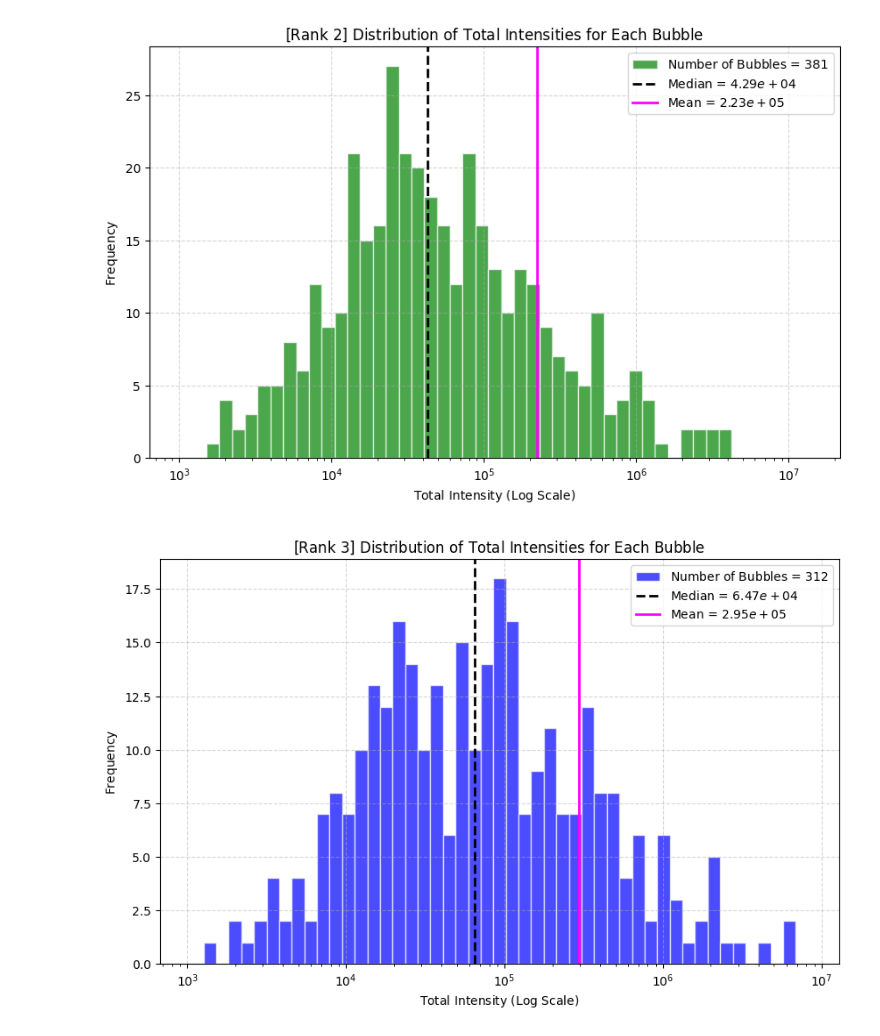
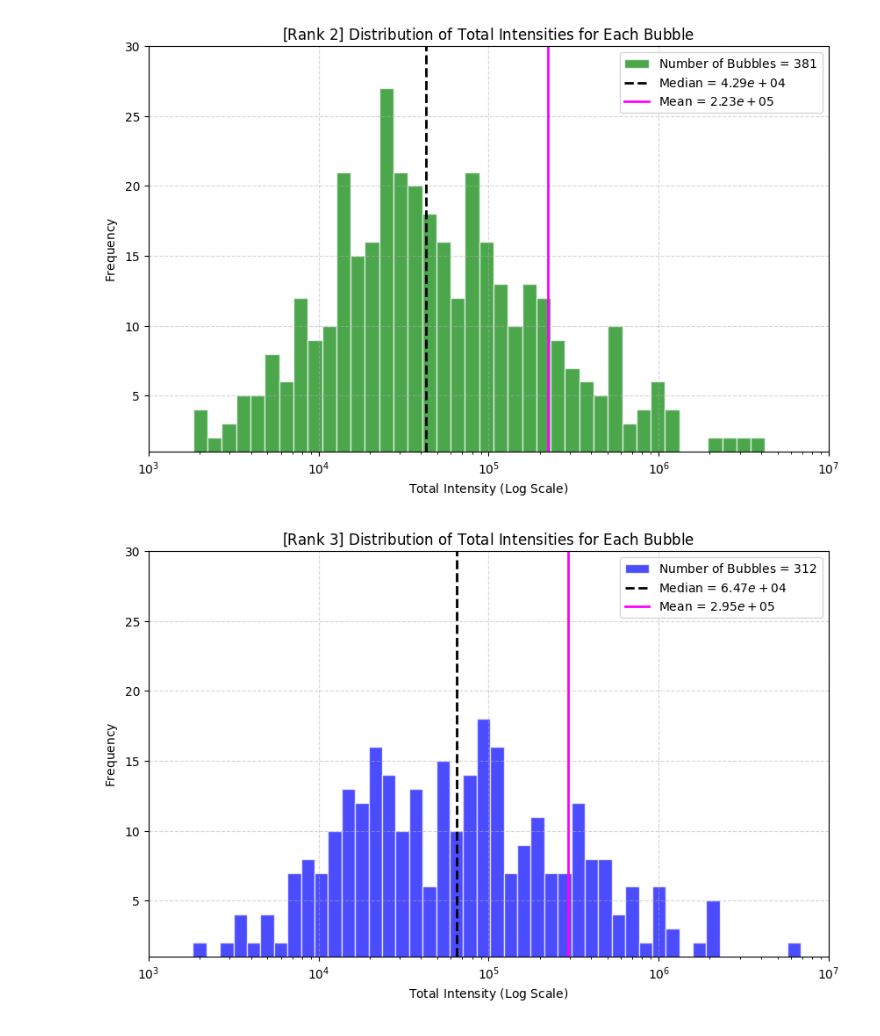
Before and after one commit to yudai-22/Cygnus-X_CAE, a Jupyter notebook: Bubble_analysis/Rank_Analysis/distribution_intensity_by_rank_all.ipynb, the cells around one changed output. Saved outputs shown, nothing was run; the diff lists cells and outputs as text; code cells hidden in the pictures.

```diff
--- a/Bubble_analysis/Rank_Analysis/distribution_intensity_by_rank_all.ipynb
+++ b/Bubble_analysis/Rank_Analysis/distribution_intensity_by_rank_all.ipynb
@@ -157,6 +157,8 @@ for rank_num in range(3):
     plt.hist(positive_intensities, bins=log_bins, color=color, alpha=0.7, edgecolor='w',
              label=f'Number of Bubbles = ${N}$')
 
+    plt.xlim(10e2, 10e+6)
+    plt.ylim(1, 30)
     # 中央値の縦線を追加（赤色の破線）
     plt.axvline(median_val, color='black', linestyle='--', linewidth=2,
                 label=f'Median = ${median_val:.2e}$')
@@ -182,5 +184,5 @@ for rank_num in range(3):
-[figure, old version]
+[figure, new version]
-[figure, old version]
+[figure, new version]
 # %%
 # 正規化後のプロット
 rank_color = ["red", "green", "blue"]
```
Also changed, not shown: parts of 3 cells of this notebook.
